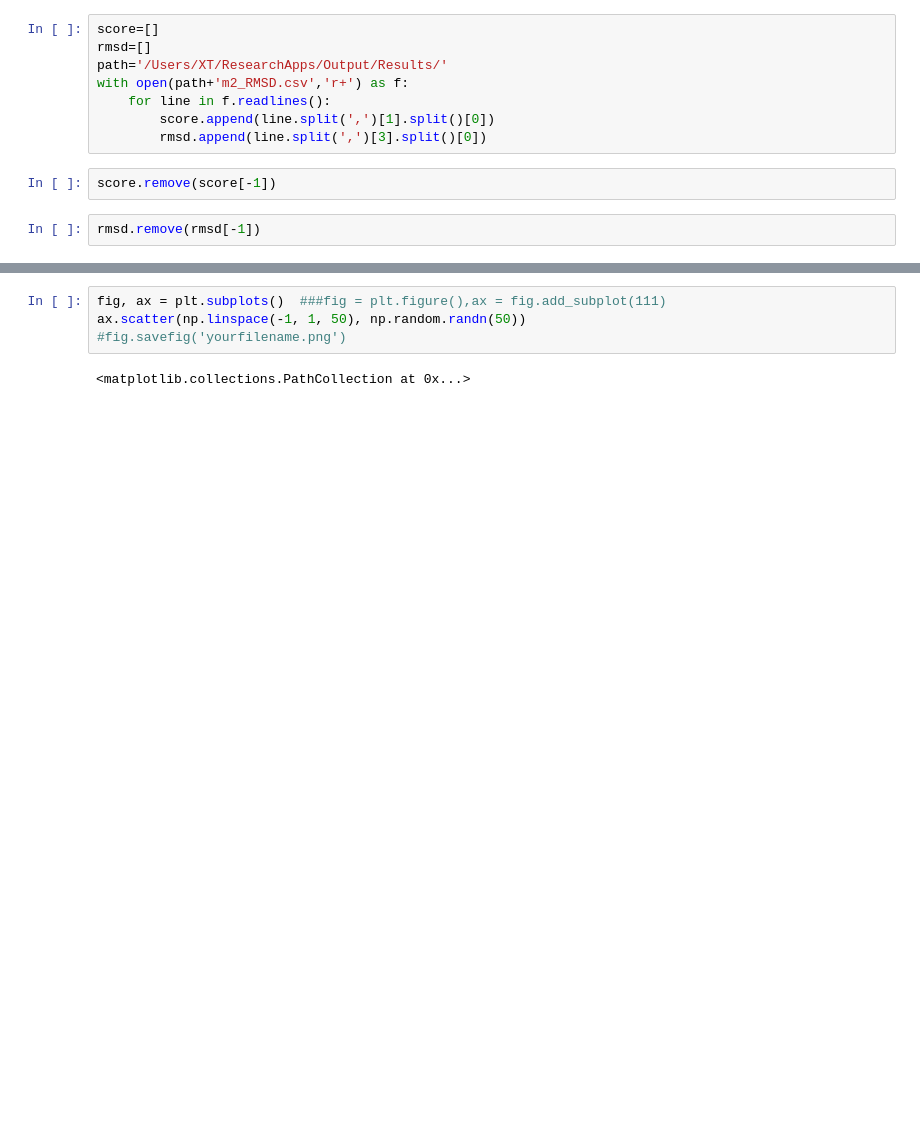
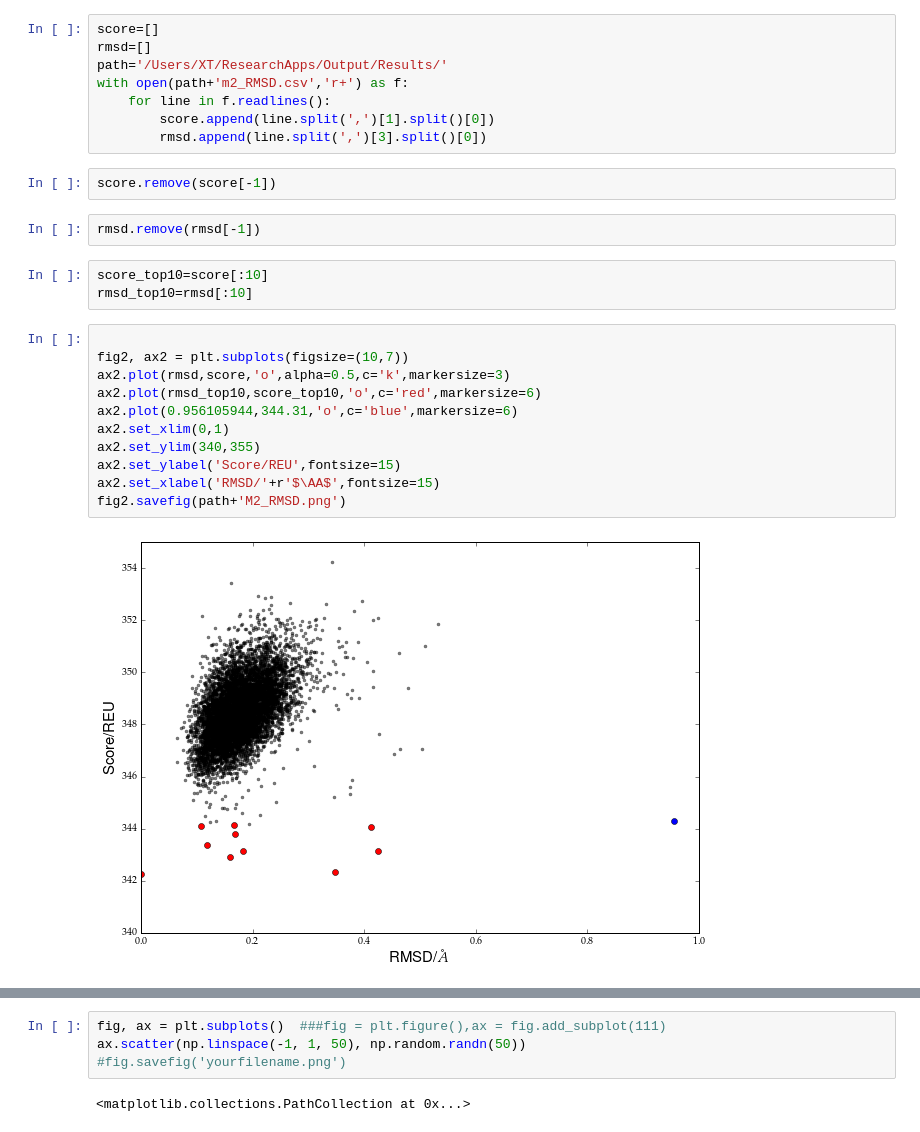
Before and after one commit to xiaotongzuo/Research, a Jupyter notebook: PyRosetta/Code/plot_0326.ipynb, the cells around one changed output, grey strips where cells are left out. Saved outputs shown, nothing was run; the diff lists cells and outputs as text; blank space fills up the shorter version.

```diff
--- a/PyRosetta/Code/plot_0326.ipynb
+++ b/PyRosetta/Code/plot_0326.ipynb
@@ -74,3 +74,19 @@ with open(path+'m2_RMSD.csv','r+') as f:
 score.remove(score[-1])
 # %%
 rmsd.remove(rmsd[-1])
+# %%
+score_top10=score[:10]
+rmsd_top10=rmsd[:10]
+# %%
+
+fig2, ax2 = plt.subplots(figsize=(10,7))
+ax2.plot(rmsd,score,'o',alpha=0.5,c='k',markersize=3)
+ax2.plot(rmsd_top10,score_top10,'o',c='red',markersize=6)
+ax2.plot(0.956105944,344.31,'o',c='blue',markersize=6)
+ax2.set_xlim(0,1)
+ax2.set_ylim(340,355)
+ax2.set_ylabel('Score/REU',fontsize=15)
+ax2.set_xlabel('RMSD/'+r'$\AA$',fontsize=15)
+fig2.savefig(path+'M2_RMSD.png')
+# %% [output]
+[figure, added]
```
Also changed, not shown: parts of 11 cells of this notebook, 2 other files.
